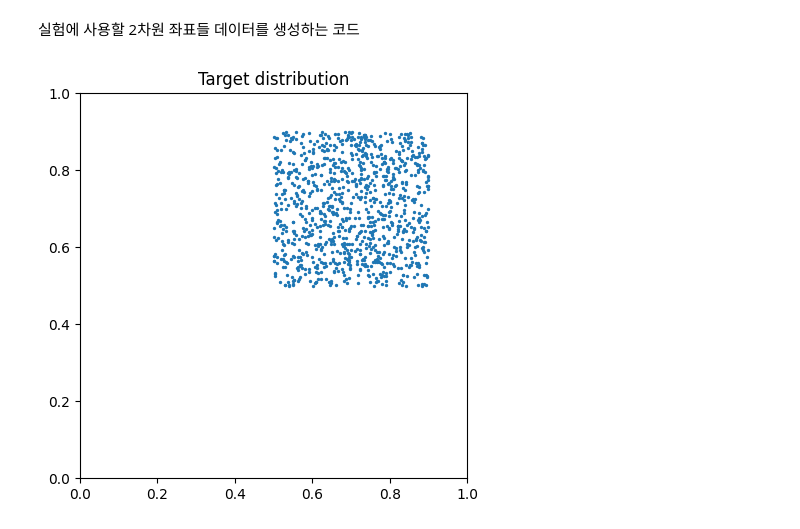
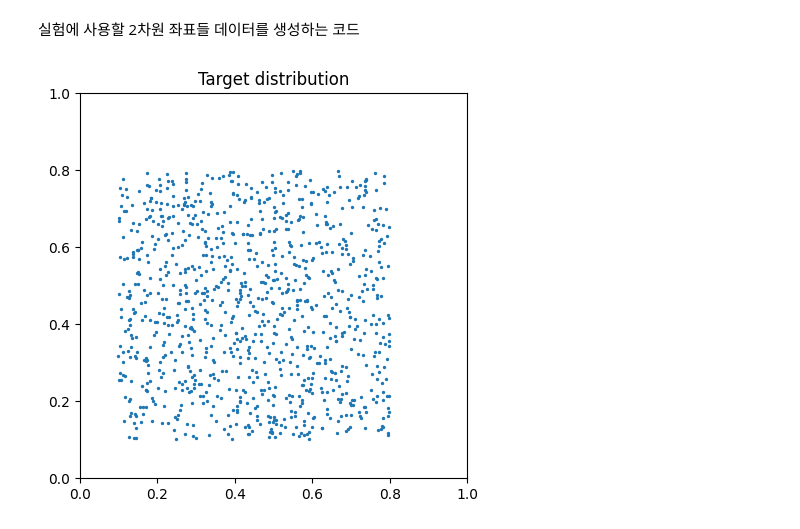
Before and after one commit to red1108/infoQGAN, a Jupyter notebook: 2D_prepare.ipynb, the cells around one changed output. Saved outputs shown, nothing was run; the diff lists cells and outputs as text; code cells hidden in the pictures.

```diff
--- a/2D_prepare.ipynb
+++ b/2D_prepare.ipynb
@@ -24,23 +24,23 @@ generator = PointGenerator.PointGenerator(data_num)
 # %%
 # 원하는 분포 생성 (예: 'curve')
 
-generate_function = generator.generate_biased_box # 이걸 바꿔주면 된다.
+generate_function = generator.generate_biased_box2 # 이걸 바꿔주면 된다.
 data = generate_function()
 
 # 그래프 그리기
 plt.figure(figsize=(5, 5))
 plt.scatter(data[:, 0], data[:, 1], s=2.0)
 plt.title('Target distribution')
 plt.xlim((0, 1))
 plt.ylim((0, 1))
 
 np.savetxt(f'data/2D/{data_type}_{data_num}_{idx}.txt', data) # 2차원 점 분포를 txt 파일에 저장
 plt.savefig(f'data/2D/{data_type}_{data_num}_{idx}.png') # 2차원 점 분포를 png 파일로 저장
 plt.show()
 
 function_code = inspect.getsource(generate_function)
 output_code_path = f'data/2D/{data_type}_{data_num}_{idx}_code.txt'
 with open(output_code_path, 'w') as file:
     file.write(function_code)
 # %% [output]
-[figure, old version]
+[figure, new version]
```
Also changed, not shown: parts of 1 cell of this notebook, 11 other files.
